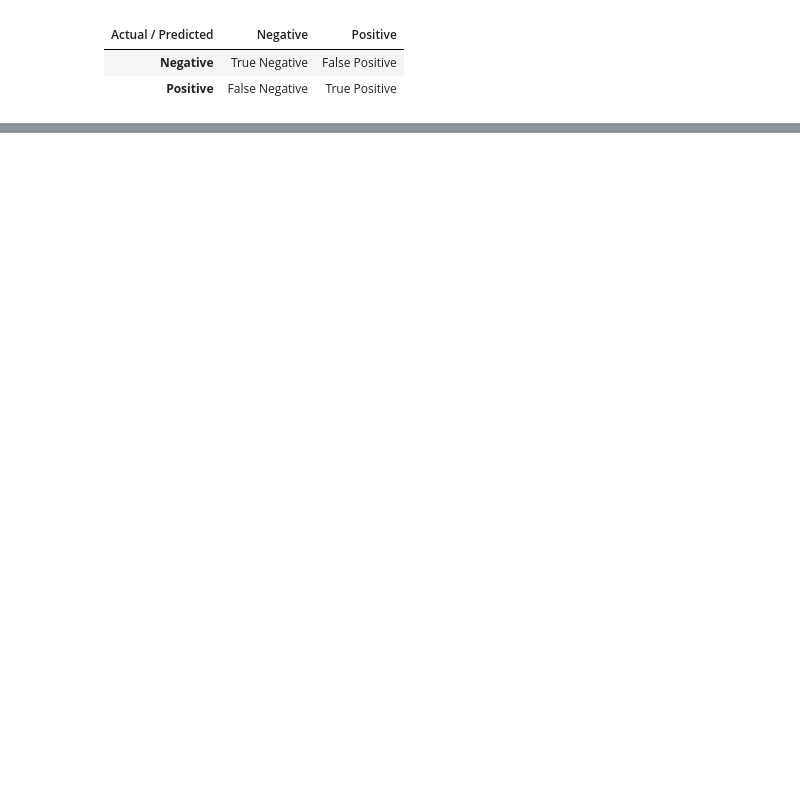
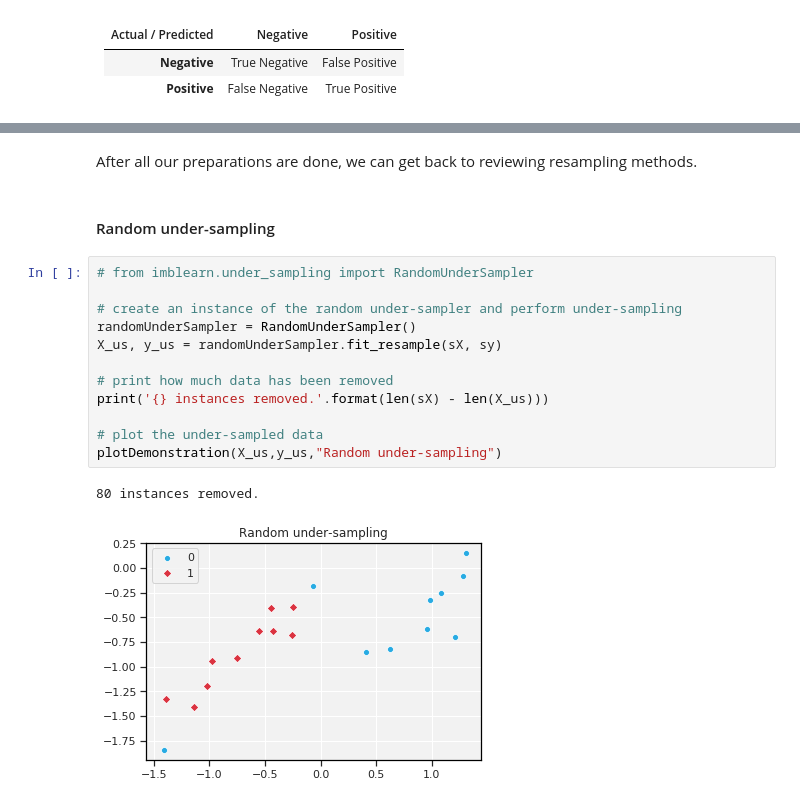
Before and after one commit to EnviloN/unbalanced-data-classification, a Jupyter notebook: UnbalancedData.ipynb, the cells around one changed output, grey strips where cells are left out. Saved outputs shown, nothing was run; the diff lists cells and outputs as text; blank space fills up the shorter version.

```diff
--- a/UnbalancedData.ipynb
+++ b/UnbalancedData.ipynb
@@ -233,0 +363,19 @@ Many classifiers from Scikit-learn takes an optional parameter <code>class_weigh
+# %% [markdown]
+After all our preparations are done, we can get back to reviewing resampling methods.
+# %% [markdown]
+#### Random under-sampling
+# %%
+# from imblearn.under_sampling import RandomUnderSampler
+
+# create an instance of the random under-sampler and perform under-sampling
+randomUnderSampler = RandomUnderSampler()
+X_us, y_us = randomUnderSampler.fit_resample(sX, sy)
+
+# print how much data has been removed
+print('{} instances removed.'.format(len(sX) - len(X_us)))
+
+# plot the under-sampled data
+plotDemonstration(X_us,y_us,"Random under-sampling")
+# %% [output]
+80 instances removed.
+[figure, added]
```
Also changed, not shown: parts of 38 cells of this notebook, 1 other file.
